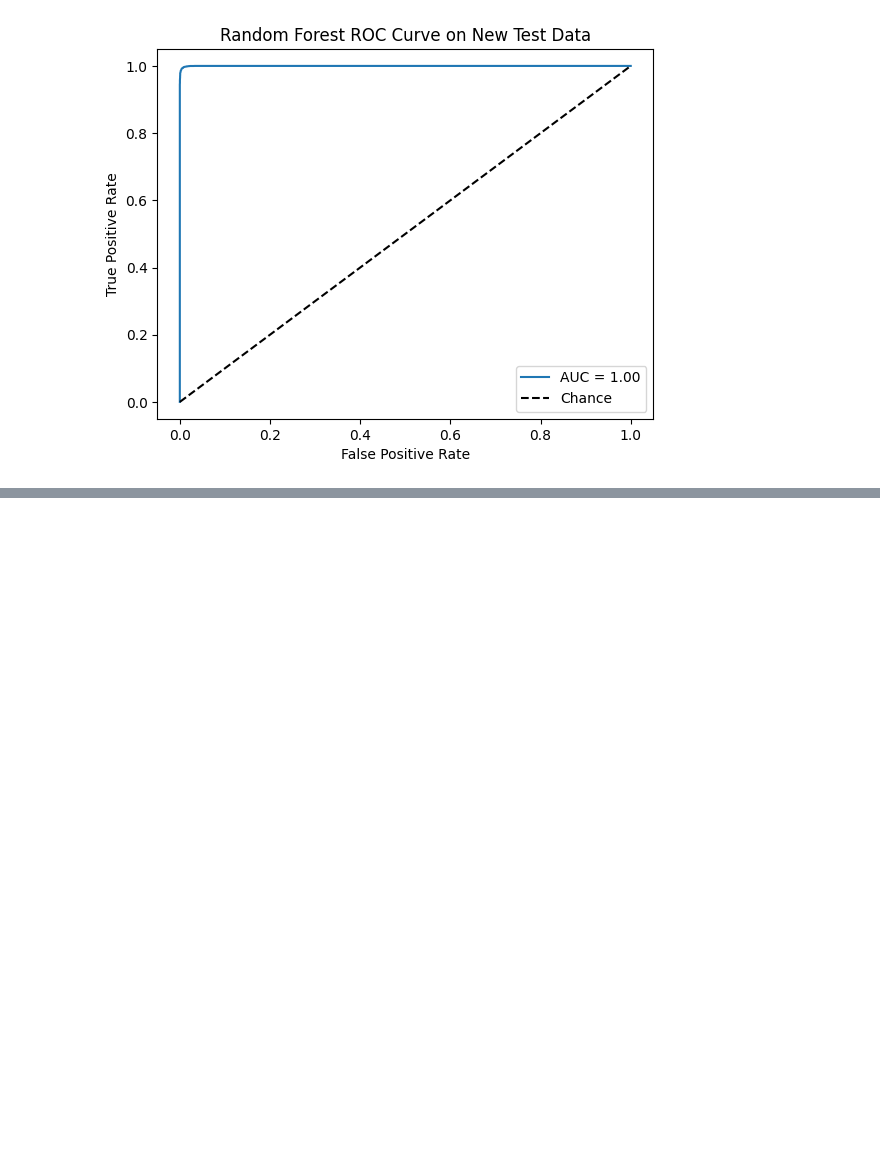
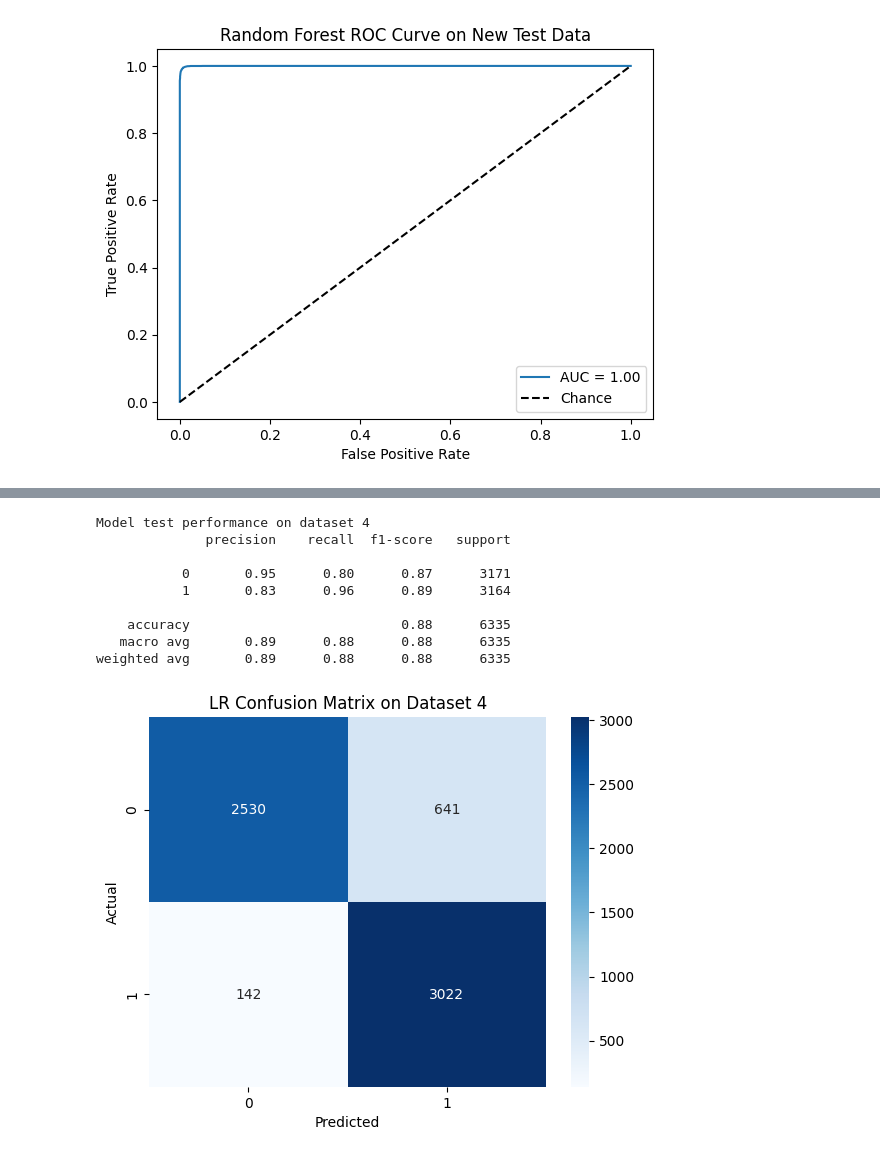
Before and after one commit to ajace13/Data-Ethics-Misinformation-Project, a Jupyter notebook: analysis.ipynb, the cells around one changed output, grey strips where cells are left out. Drawn from its saved outputs; the diff is of its cells as text; code cells hidden in the pictures; blank space fills up the shorter version.

Commit message:
Adding Test 4 dataset

```diff
--- a/analysis.ipynb
+++ b/analysis.ipynb
@@ -515,0 +523,9 @@ Cool Explanation
+# %%
+# Uploading dataset 4
+data4 = pd.read_csv("Data\Fake_or_Real.csv")
+df4 = pd.DataFrame(data4)
+df4 = df4.drop(columns=['Unnamed: 0'])
+df4['label'] = df4['label'].replace({'FAKE': 1, 'REAL': 0})
+
+df4 = df4.sample(frac=1, random_state=42).reset_index(drop=True)
+df4
@@ -515,0 +546,13 @@ Cool Explanation
+# %%
+# Data Preprocess
+stop_words = set(stopwords.words('english'))
+# Strip words to its base form
+lemmatizer = WordNetLemmatizer()
+
+df4['text'] = df4['text'].fillna('')
+df4['title'] = df4['title'].fillna('')
+df4['content'] = df4['title'] + ' ' + df4['text']
+df4['cleaned_text'] = df4['content'].apply(clean_text)
+
+df4_clean = df4.drop(columns=['title', 'content'])
+df4_clean
@@ -515,0 +573,28 @@ Cool Explanation
+# %%
+# Vectorize the data
+X4 = tfidf.transform(df4_clean['cleaned_text'])
+y4 = df4_clean['label']
+# %%
+# Testing Logistic Regression 3
+
+y_pred_lr4 = lr_model2.predict(X4)
+print("Model test performance on dataset 4")
+print(classification_report(y4, y_pred_lr4))
+
+cm_lr4 = confusion_matrix(y4, y_pred_lr4)
+sns.heatmap(cm_lr4, annot=True, fmt='d', cmap='Blues')
+plt.title('LR Confusion Matrix on Dataset 4')
+plt.xlabel('Predicted')
+plt.ylabel('Actual')
+plt.show()
+# %% [output]
+Model test performance on dataset 4
+              precision    recall  f1-score   support
+
+           0       0.95      0.80      0.87      3171
+           1       0.83      0.96      0.89      3164
+
+    accuracy                           0.88      6335
+   macro avg       0.89      0.88      0.88      6335
+weighted avg       0.89      0.88      0.88      6335
+[figure, added]
```
Also changed, not shown: parts of 21 cells of this notebook, 1 other file.
